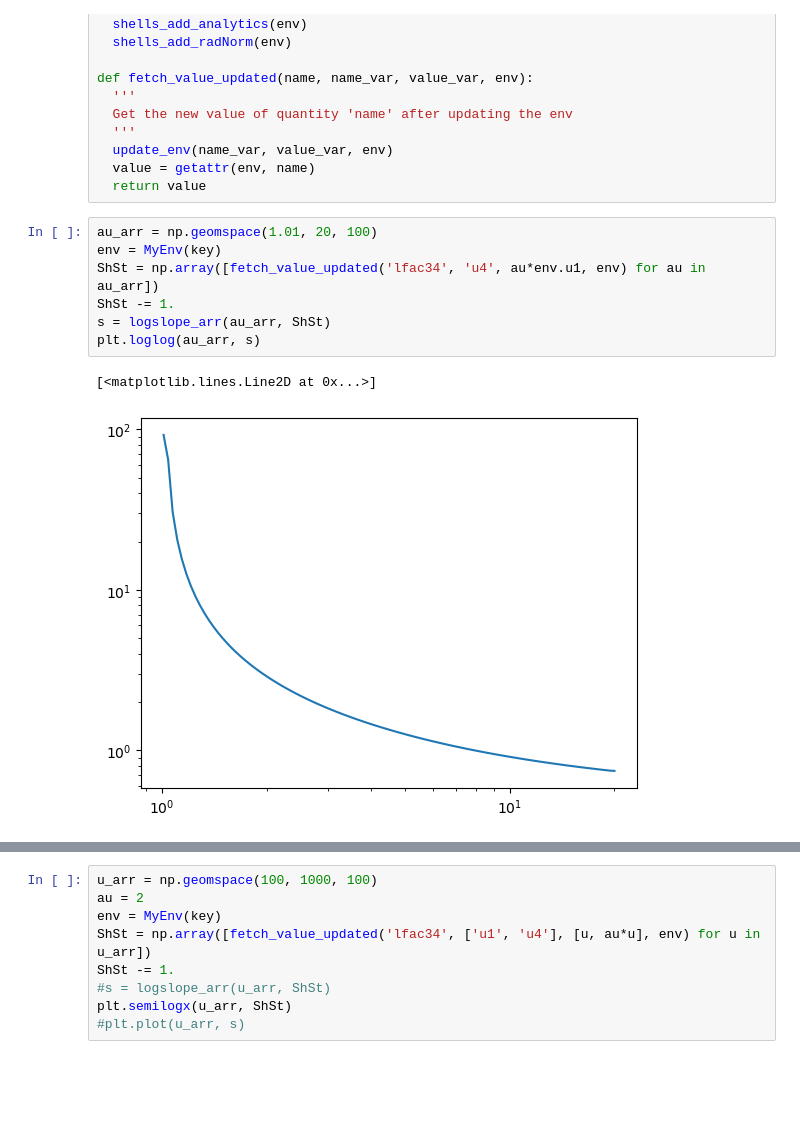
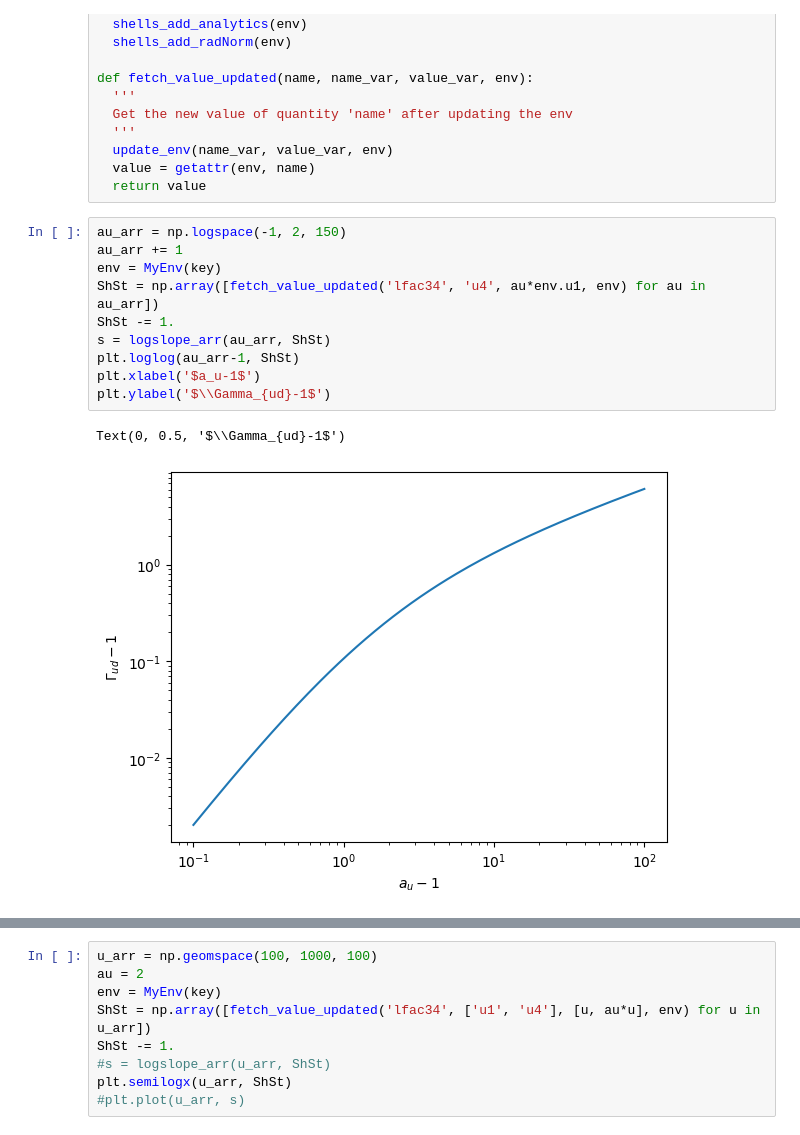
Before and after one commit to ACharletENSL/GAMMA_MWN, a Jupyter notebook: bin/Tools/project_v2/testing.ipynb, the cells around one changed output, grey strips where cells are left out. Saved outputs shown, nothing was run; the diff lists cells and outputs as text; blank space fills up the shorter version.

```diff
--- a/bin/Tools/project_v2/testing.ipynb
+++ b/bin/Tools/project_v2/testing.ipynb
@@ -62,12 +62,15 @@ def fetch_value_updated(name, name_var, value_var, env):
   value = getattr(env, name)
   return value
 # %%
-au_arr = np.geomspace(1.01, 20, 100)
+au_arr = np.logspace(-1, 2, 150)
+au_arr += 1
 env = MyEnv(key)
 ShSt = np.array([fetch_value_updated('lfac34', 'u4', au*env.u1, env) for au in au_arr])
 ShSt -= 1.
 s = logslope_arr(au_arr, ShSt)
-plt.loglog(au_arr, s)
+plt.loglog(au_arr-1, ShSt)
+plt.xlabel('$a_u-1$')
+plt.ylabel('$\\Gamma_{ud}-1$')
 # %% [output]
-[<matplotlib.lines.Line2D at 0x...>]
+Text(0, 0.5, '$\\Gamma_{ud}-1$')
-[figure, old version]
+[figure, new version]
```
Also changed, not shown: parts of 2 cells of this notebook, 4 other files.
